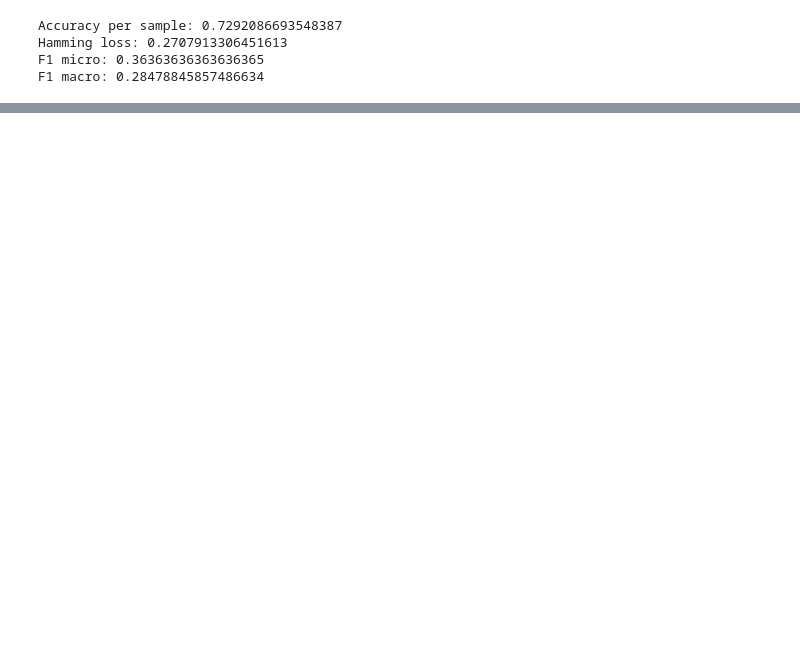
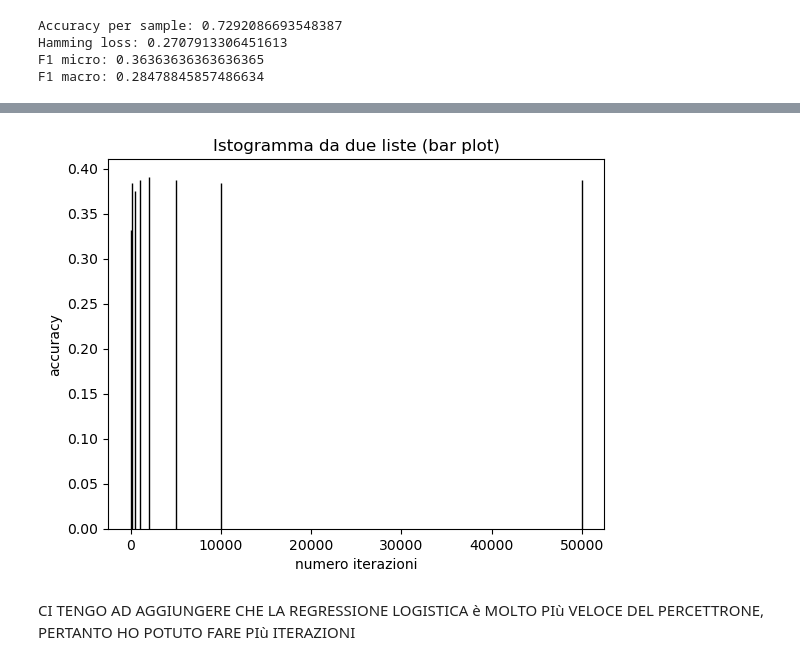
Before and after one commit to davideadinolfi/machine-learning, a Jupyter notebook: training.ipynb, the cells around one changed output, grey strips where cells are left out. Drawn from its saved outputs; the diff is of its cells as text; code cells hidden in the pictures; blank space fills up the shorter version.

```diff
--- a/training.ipynb
+++ b/training.ipynb
@@ -979,0 +1339,18 @@ F1 macro: 0.28478845857486634
+# %%
+num_iter=[10,100,500,1000,2000,5000,10000,50000]
+acc=[]
+for i in num_iter:
+    model = LogisticRegressionMulticlasse(n_iter=i)
+    model.fit(X_train, y_train)
+    y_pred = model.predict(X_test)
+    acc.append(accuracy_score(y_test, y_pred))
+# %%
+plt.bar(num_iter, acc, color="skyblue", edgecolor="black")
+plt.xlabel("numero iterazioni")
+plt.ylabel("accuracy")
+plt.title("Istogramma da due liste (bar plot)")
+plt.show()
+# %% [output]
+[figure, added]
+# %% [markdown]
+CI TENGO AD AGGIUNGERE CHE LA REGRESSIONE LOGISTICA è MOLTO PIù VELOCE DEL PERCETTRONE, PERTANTO HO POTUTO FARE PIù ITERAZIONI
```
Also changed, not shown: parts of 46 cells of this notebook, 2 other files.
